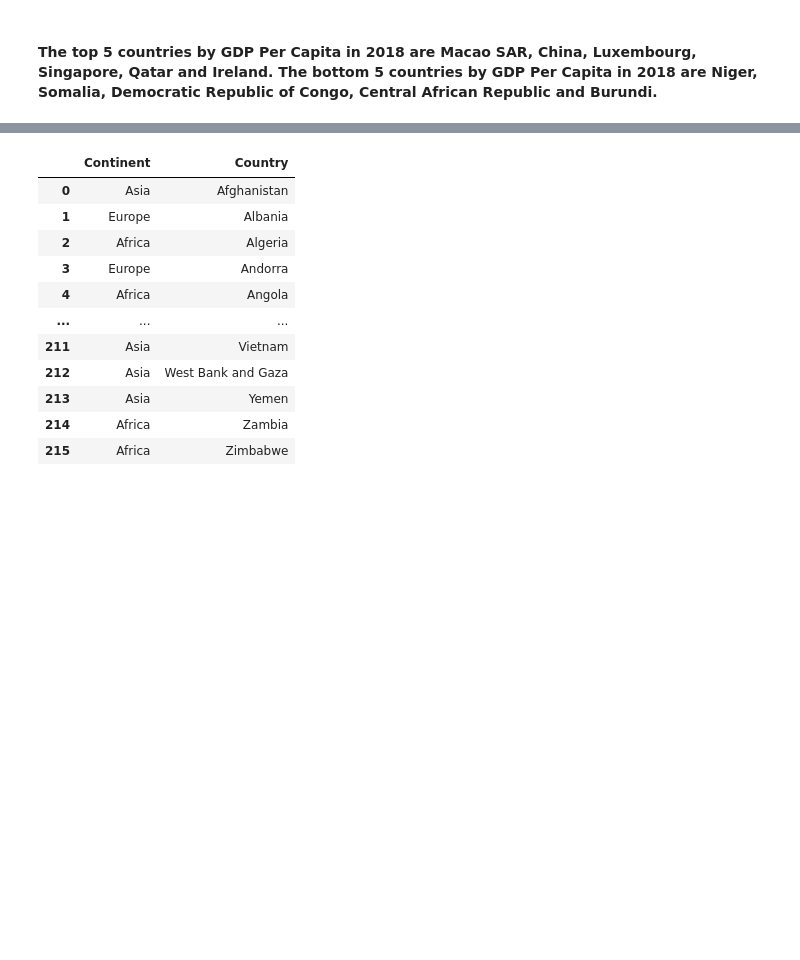
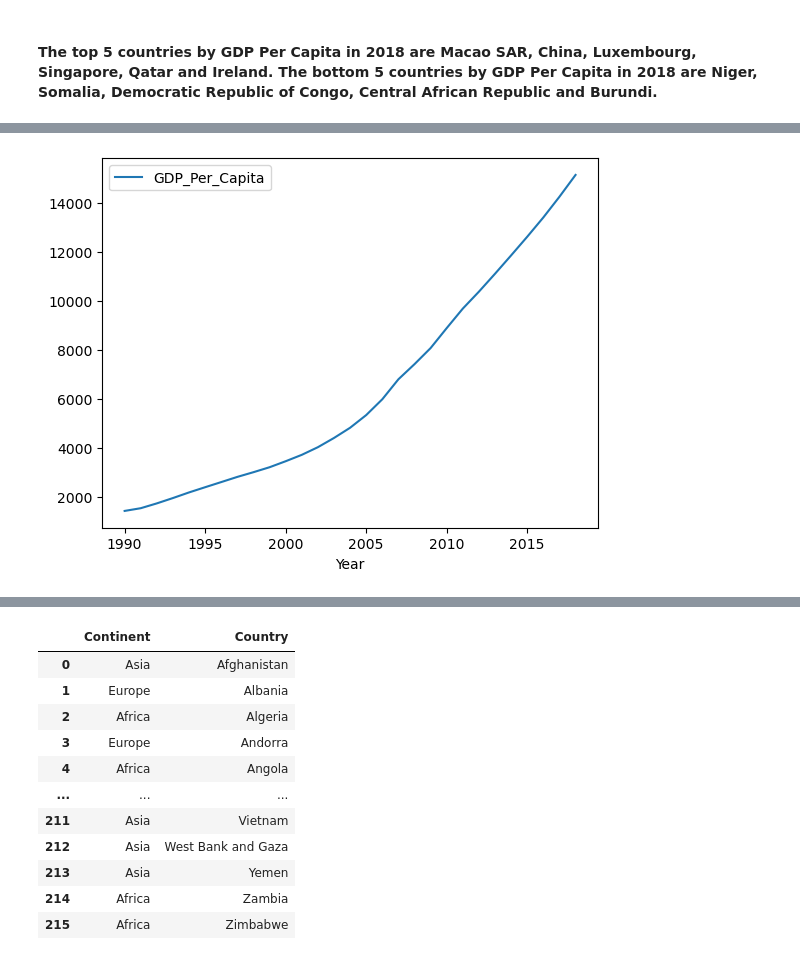
Before and after one commit to nss-data-science-cohort-7/un-exploration-ndidiox, a Jupyter notebook: notebooks/UN_Data_Exploration.ipynb, the cells around one changed output, grey strips where cells are left out. Saved outputs shown, nothing was run; the diff lists cells and outputs as text; code cells hidden in the pictures; blank space fills up the shorter version.

```diff
--- a/notebooks/UN_Data_Exploration.ipynb
+++ b/notebooks/UN_Data_Exploration.ipynb
@@ -272,0 +305,7 @@ Bonus: Put both line charts on the same plot.
+# %%
+# Create another showing the country with the second highest % change in GDP. How do the trends in these countries compare?
+
+china = gdp_df[(gdp_df['Country'] == 'China') & (gdp_df['Year'] <= 2018)]
+china.plot.line(x='Year', y='GDP_Per_Capita');
+# %% [output]
+[figure, added]
```
Also changed, not shown: parts of 14 cells of this notebook.
